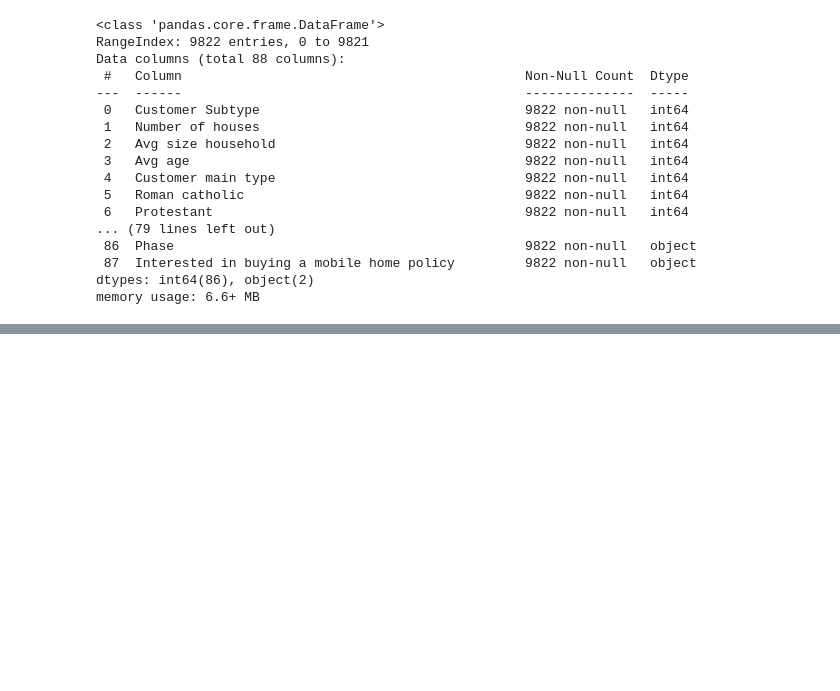
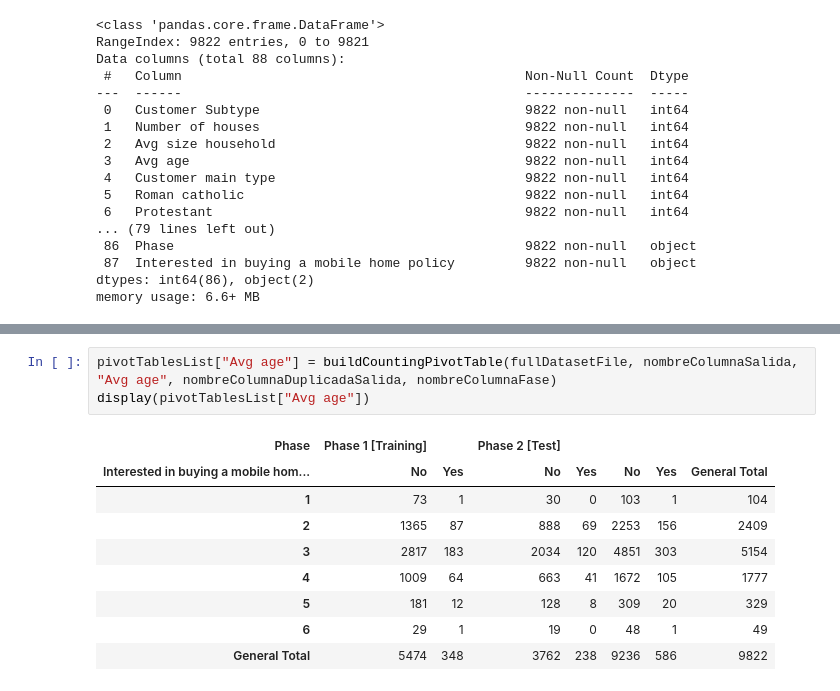
Before and after one commit to mamurciac/InsuranceCompanyPurchasePredictor, a Jupyter notebook: Análisis Preliminar de Datos.ipynb, the cells around one changed output, grey strips where cells are left out. Drawn from its saved outputs; the diff is of its cells as text; blank space fills up the shorter version.

```diff
--- a/Análisis Preliminar de Datos.ipynb
+++ b/Análisis Preliminar de Datos.ipynb
@@ -56,0 +157,13 @@ memory usage: 6.6+ MB
+# %%
+pivotTablesList["Avg age"] = buildCountingPivotTable(fullDatasetFile, nombreColumnaSalida, "Avg age", nombreColumnaDuplicadaSalida, nombreColumnaFase)
+display(pivotTablesList["Avg age"])
+# %% [output]
+| Phase | Phase 1 [Training] |  | Phase 2 [Test] |  |  |  |  |
+| Interested in buying a mobile hom... | No | Yes | No | Yes | No | Yes | General Total |
+| 1 | 73 | 1 | 30 | 0 | 103 | 1 | 104 |
+| 2 | 1365 | 87 | 888 | 69 | 2253 | 156 | 2409 |
+| 3 | 2817 | 183 | 2034 | 120 | 4851 | 303 | 5154 |
+| 4 | 1009 | 64 | 663 | 41 | 1672 | 105 | 1777 |
+| 5 | 181 | 12 | 128 | 8 | 309 | 20 | 329 |
+| 6 | 29 | 1 | 19 | 0 | 48 | 1 | 49 |
+| General Total | 5474 | 348 | 3762 | 238 | 9236 | 586 | 9822 |
```
Also changed, not shown: parts of 8 cells of this notebook.
